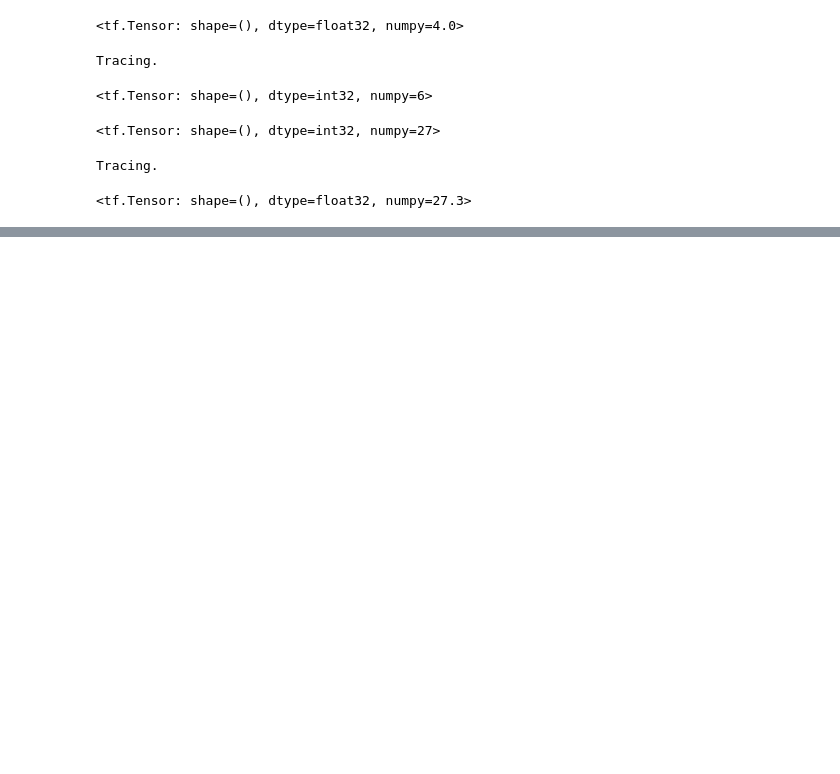
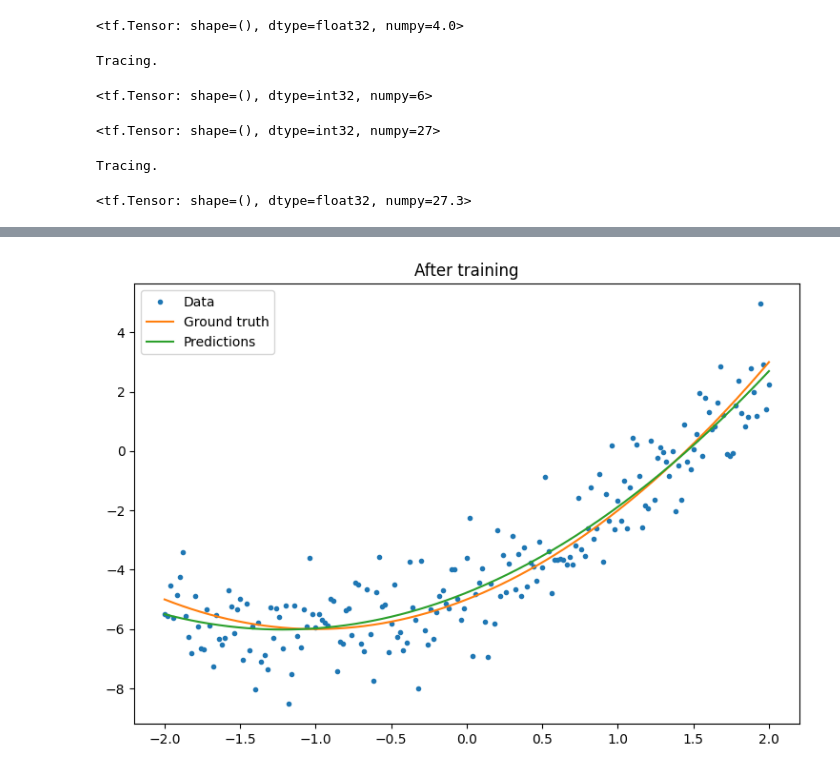
Before and after one commit to SebastianMeierARG/Tensorflow-in-10-Minutes, a Jupyter notebook: Tensorflow in 10.ipynb, the cells around one changed output, grey strips where cells are left out. Cells and saved outputs as stored; diff of their text form; code cells hidden in the pictures; blank space fills up the shorter version.

```diff
--- a/Tensorflow in 10.ipynb
+++ b/Tensorflow in 10.ipynb
@@ -192,0 +309,4 @@ Tracing.
+# %%
+plot_preds(x, y, f, quad_model, 'After training')
+# %% [output]
+[figure, added]
```
Also changed, not shown: parts of 23 cells of this notebook, 5 other files.
